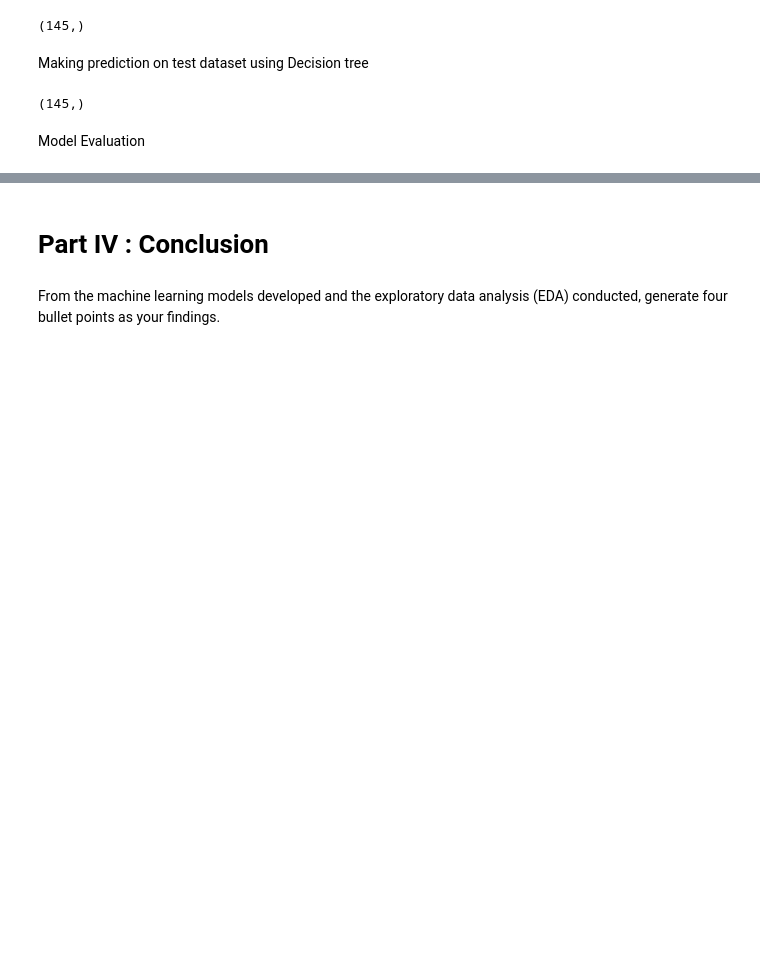
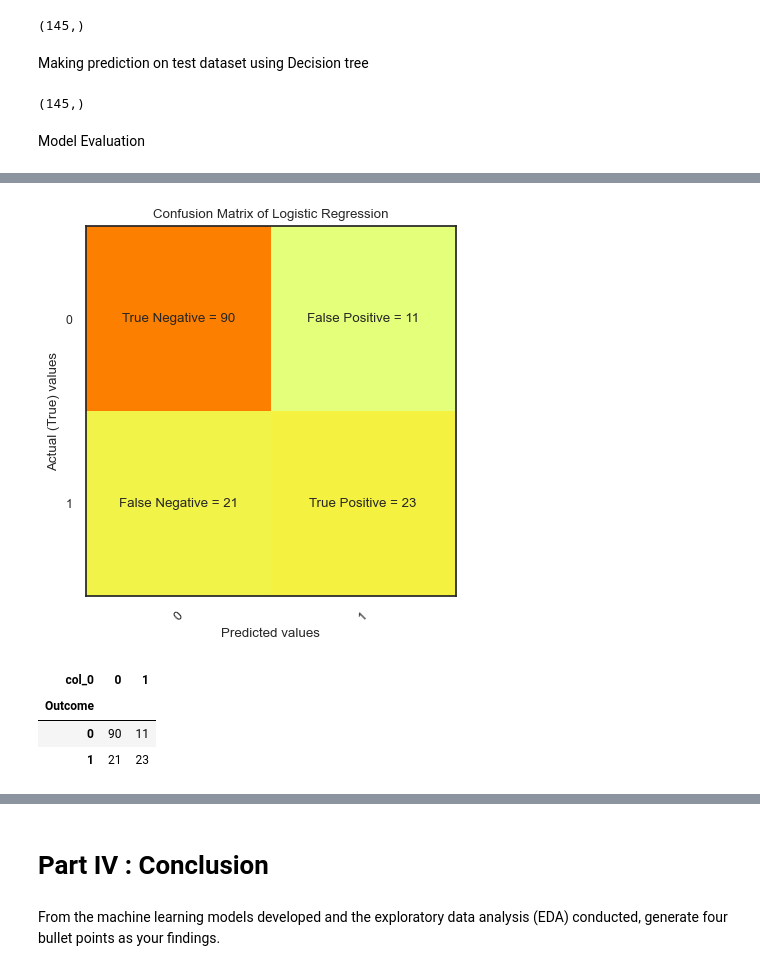
Before and after one commit to LaraOnipede/ML-project-supervised-learning, a Jupyter notebook: Supervised Learning - Project.ipynb, the cells around one changed output, grey strips where cells are left out. Cells and saved outputs as stored; diff of their text form; code cells hidden in the pictures; blank space fills up the shorter version.

```diff
--- a/Supervised Learning - Project.ipynb
+++ b/Supervised Learning - Project.ipynb
@@ -606,0 +610,32 @@ y_pred_proba = logreg_model.predict_proba(X_test)[:, 1]  # Probability predictio
+# %%
+import matplotlib.pyplot as plt
+import numpy as np
+
+plt.clf()
+plt.imshow(cm, interpolation='nearest', cmap=plt.cm.Wistia)
+
+ClassNames = ['0', '1']
+plt.title('Confusion Matrix of Logistic Regression')
+plt.ylabel('Actual (True) values')
+plt.xlabel('Predicted values')
+
+tick_marks = np.arange(len(ClassNames))
+plt.xticks(tick_marks, ClassNames, rotation=45)  # Fixed typo: "xt" to "xticks"
+plt.yticks(tick_marks, ClassNames)
+
+# Display the values inside the confusion matrix
+s = [['True Negative', 'False Positive'], ['False Negative', 'True Positive']]
+for i in range(2):
+    for j in range(2):
+        plt.text(j, i, str(s[i][j]) + " = " + str(cm[i][j]), ha='center', va='center')
+
+plt.show()
+# %% [output]
+[figure, added]
+# %%
+pd.crosstab(y_test, lr_pred, margins=False)
+# %% [output]
+| col_0 | 0 | 1 |
+| Outcome |  |  |
+| 0 | 90 | 11 |
+| 1 | 21 | 23 |
```
Also changed, not shown: parts of 19 cells of this notebook.
